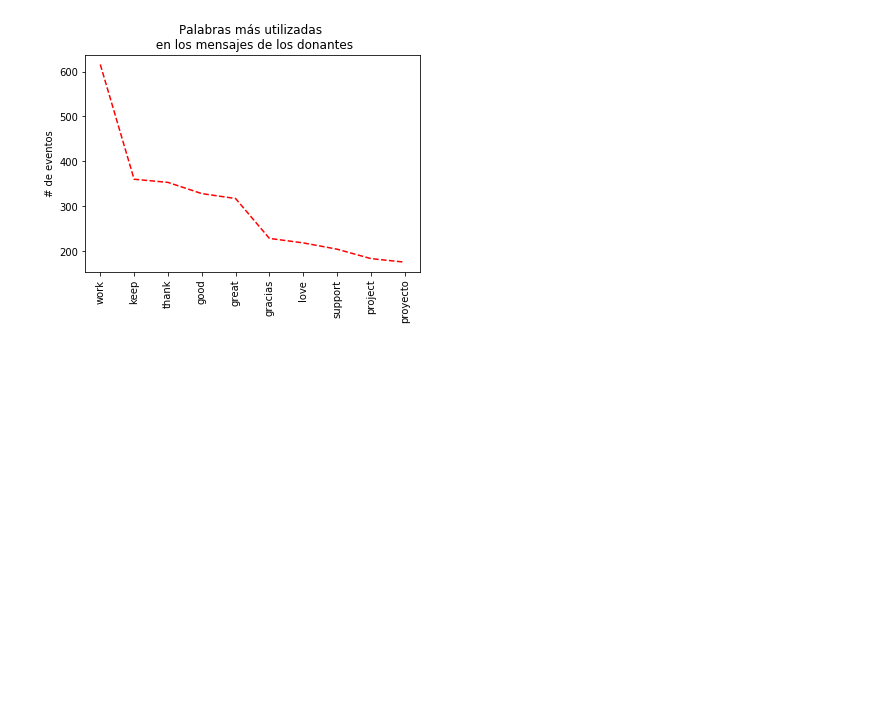
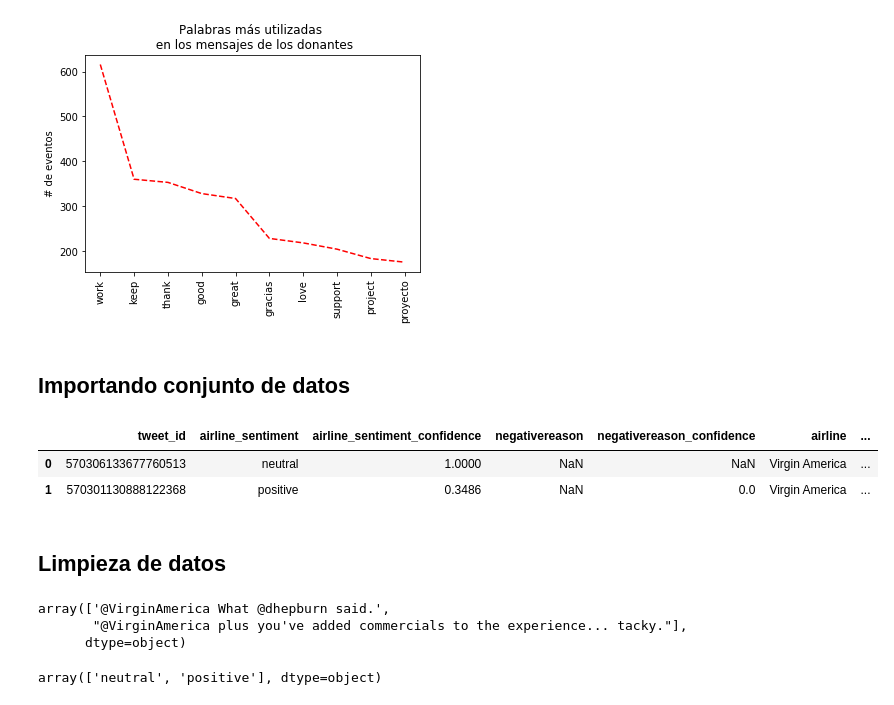
Before and after one commit to JorgeGarciaBello/hip_give, a Jupyter notebook: text_analysis/Análisis texto-comentarios .ipynb, the cells around one changed output. Saved outputs shown, nothing was run; the diff lists cells and outputs as text; code cells hidden in the pictures; blank space fills up the shorter version.

Commit message:
Lectura de base de datos y limpieza para entrenar al algritmo que se empleará en el análisis de sentimientos de los comentarios realizados por los donantes

```diff
--- a/text_analysis/Análisis texto-comentarios .ipynb
+++ b/text_analysis/Análisis texto-comentarios .ipynb
@@ -115,3 +118,17 @@ plt.xticks(range(10), xTicks, rotation=90) #writes strings with 90 degree angle
 plt.savefig('words_by_donors.png',bbox_inches='tight',dpi=150)
 # %% [output]
 [figure]
+# %% [markdown]
+## Importando conjunto de datos
+# %%
+data_source_url = "https://raw.githubusercontent.com/kolaveridi/kaggle-Twitter-US-Airline-Sentiment-/master/Tweets.csv"
+#data_source = "data/data_for_training_sentimental_analysis.csv"
+airline_tweets = pd.read_csv(data_source_url)
+# %%
+airline_tweets.head(2)
+# %% [output]
+|  | tweet_id | airline_sentiment | airline_sentiment_confidence | negativereason | negativereason_confidence | airline | ... |
+| 0 | 570306133677760513 | neutral | 1.0000 | NaN | NaN | Virgin America | ... |
+| 1 | 570301130888122368 | positive | 0.3486 | NaN | 0.0 | Virgin America | ... |
+# %% [markdown]
+## Limpieza de datos
@@ -117,0 +138,10 @@ plt.savefig('words_by_donors.png',bbox_inches='tight',dpi=150)
+# %%
+features[0:2]
+# %% [output]
+array(['@VirginAmerica What @dhepburn said.',
+       "@VirginAmerica plus you've added commercials to the experience... tacky."],
+      dtype=object)
+# %%
+labels[0:2]
+# %% [output]
+array(['neutral', 'positive'], dtype=object)
```
Also changed, not shown: parts of 7 cells of this notebook, 1 other file.
